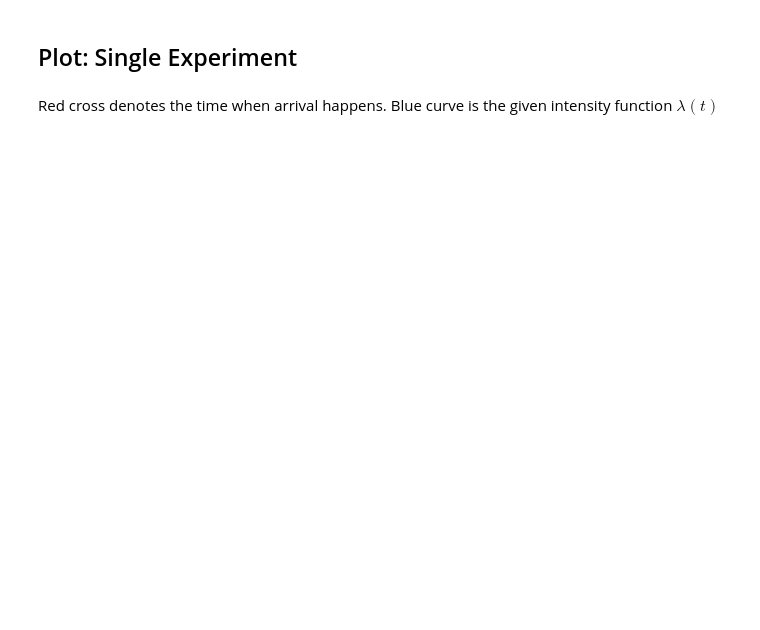
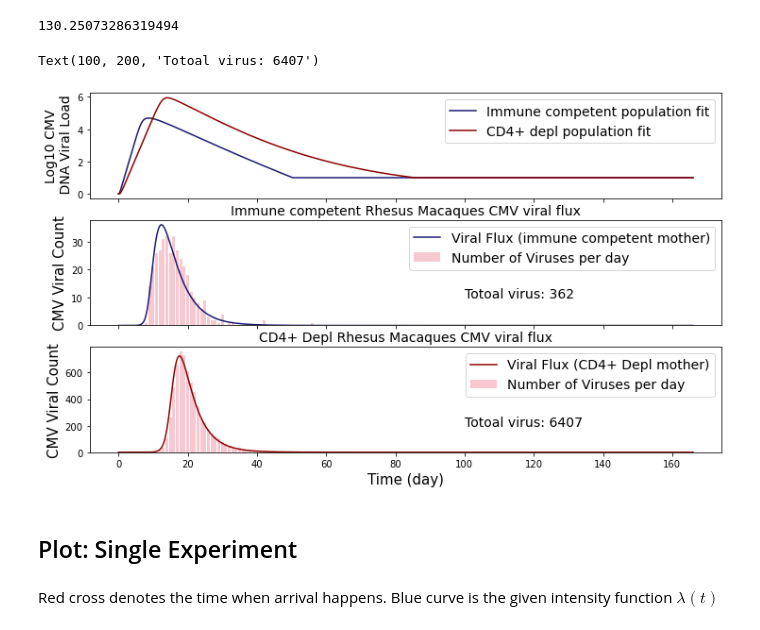
Before and after one commit to yishu0524/Placental-Transmission, a Jupyter notebook: Sampling_Inhomogeneous_Poisson_Process.ipynb, the cells around one changed output. Cells and saved outputs as stored; diff of their text form; code cells hidden in the pictures; blank space fills up the shorter version.

```diff
--- a/Sampling_Inhomogeneous_Poisson_Process.ipynb
+++ b/Sampling_Inhomogeneous_Poisson_Process.ipynb
@@ -322,3 +79,51 @@ def inhomogeneousPoisson(Lambda, T):
+# %%
+arrival_times2 = inhomogeneousPoisson(Lambda2, T)
+# %%
+max(arrival_times)-min(arrival_times)
+# %% [output]
+130.25073286319494
+# %%
+d2 = {'arrival time': arrival_times2}
+df2 = pd.DataFrame(data=d2)
+# %%
+df2['day']=(df2['arrival time'].astype(int)+1)
+# %%
+def data_transform(ts,ys_ind,num):
+    ys_ind  = np.log10(np.maximum(np.ones(len(ys_ind)),1000*ys_ind))
+    for (i,t) in enumerate(ts):
+        if t>num:
+            ys_ind[i]=max(1,ys_ind[i])
+    return ys_ind
+# %%
+fig, ax = plt.subplots(3,1,sharex=True,figsize=(12,7))
+ax[0].plot(healthy['days'],data_transform(healthy['days'],healthy['pop'],10),label="Immune competent population fit",color='midnightblue')
+ax[0].plot(immune_supressed['days'],data_transform(immune_supressed['days'],immune_supressed['pop'],10),label="CD4+ depl population fit",color='darkred')
+ax[0].legend(loc=1,fontsize=14)
+ax[0].set_ylabel('Log10 CMV\n DNA Viral Load',fontsize=14)
+
+sns.countplot(data=df2,x='day',order=list(range(0, 167)),color='pink',label='Number of Viruses per day',dodge=False,ax=ax[1])
+ax[1].plot(healthy['days'],healthy['pop_flow'],label="Viral Flux (immune competent mother)",color='midnightblue')
+ax[1].set(xticklabels=[0,20,40,60,80,100,120,140,160])
+ax[1].set(xticks=[0,20,40,60,80,100,120,140,160])
+ax[1].set_xlabel("",fontsize=15)
+ax[1].legend(loc=1,fontsize=14)
+ax[1].set_ylim(ymin=0)
+ax[1].set_ylabel("CMV Viral Count",fontsize=15)
+ax[1].set_title('Immune competent Rhesus Macaques CMV viral flux',fontsize=14)
+ax[1].text(100,10,'Totoal virus: ' + str(len(df2)),fontsize=14)
+sns.countplot(data=df,x='day',order=list(range(0, 167)),color='pink',label='Number of Viruses per day',dodge=False,ax=ax[2])
+ax[2].plot(immune_supressed['days'],immune_supressed['immunesupressed_flow'],label="Viral Flux (CD4+ Depl mother)",color='darkred')
+
+ax[2].set(xticklabels=[0,20,40,60,80,100,120,140,160])
+ax[2].set(xticks=[0,20,40,60,80,100,120,140,160])
+ax[2].legend(loc=1,fontsize=14)
+ax[2].set_xlabel("Time (day)",fontsize=15)
+ax[2].set_ylabel("CMV Viral Count",fontsize=15)
+ax[2].set_title('CD4+ Depl Rhesus Macaques CMV viral flux',fontsize=14)
+ax[2].text(100,200,'Totoal virus: ' + str(len(df)),fontsize=14)
+# %% [output]
+Text(100, 200, 'Totoal virus: 6407')
+[figure, added]
 # %% [markdown]
 ## Plot: Single Experiment
 # %% [markdown]
```
Also changed, not shown: parts of 39 cells of this notebook.
